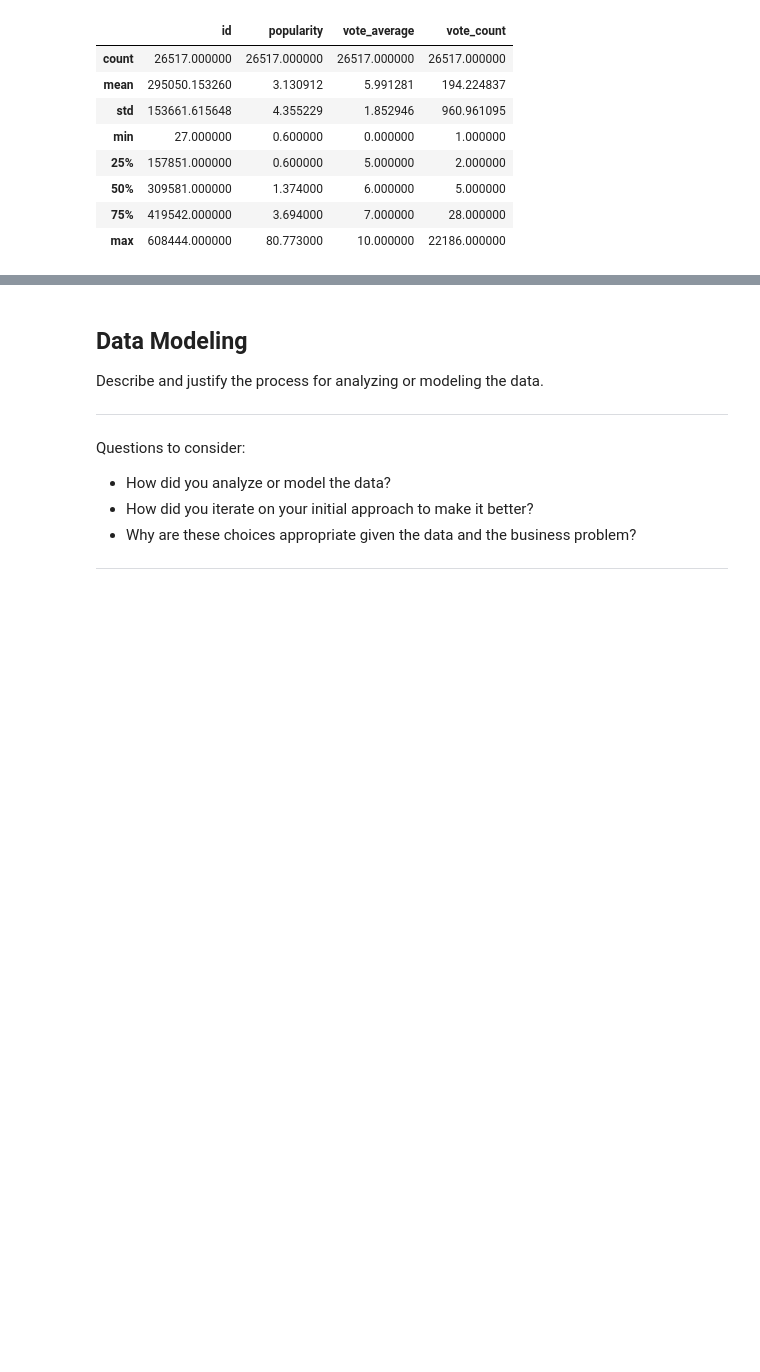
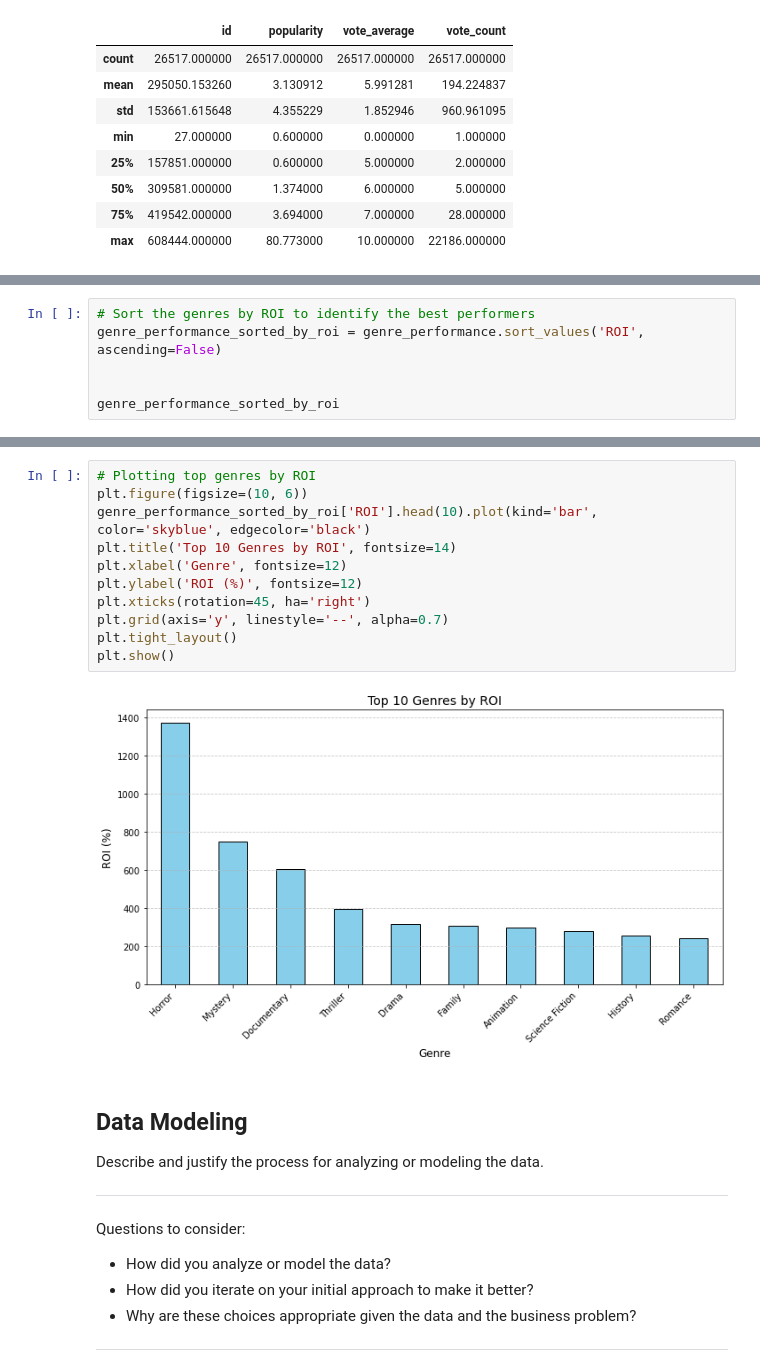
Before and after one commit to ianbett-hub/Movie-Analysis-Phase-2-Project, a Jupyter notebook: dsc-phase2-project.ipynb, the cells around one changed output, grey strips where cells are left out. Saved outputs shown, nothing was run; the diff lists cells and outputs as text; blank space fills up the shorter version.

```diff
--- a/dsc-phase2-project.ipynb
+++ b/dsc-phase2-project.ipynb
@@ -346,0 +761,6 @@ df_db.describe()
+# %%
+# Sort the genres by ROI to identify the best performers
+genre_performance_sorted_by_roi = genre_performance.sort_values('ROI', ascending=False)
+
+
+genre_performance_sorted_by_roi
@@ -347,3 +786,16 @@ df_db.describe()
+# %%
+# Plotting top genres by ROI
+plt.figure(figsize=(10, 6))
+genre_performance_sorted_by_roi['ROI'].head(10).plot(kind='bar', color='skyblue', edgecolor='black')
+plt.title('Top 10 Genres by ROI', fontsize=14)
+plt.xlabel('Genre', fontsize=12)
+plt.ylabel('ROI (%)', fontsize=12)
+plt.xticks(rotation=45, ha='right')
+plt.grid(axis='y', linestyle='--', alpha=0.7)
+plt.tight_layout()
+plt.show()
+# %% [output]
+[figure, added]
 # %% [markdown]
 ## Data Modeling
 Describe and justify the process for analyzing or modeling the data.
```
Also changed, not shown: parts of 34 cells of this notebook.
